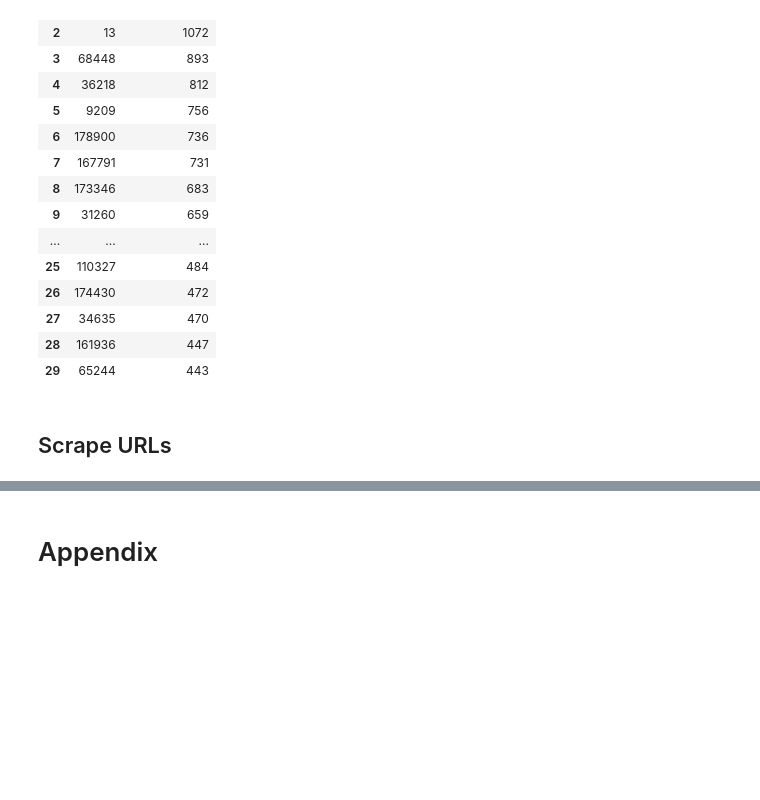
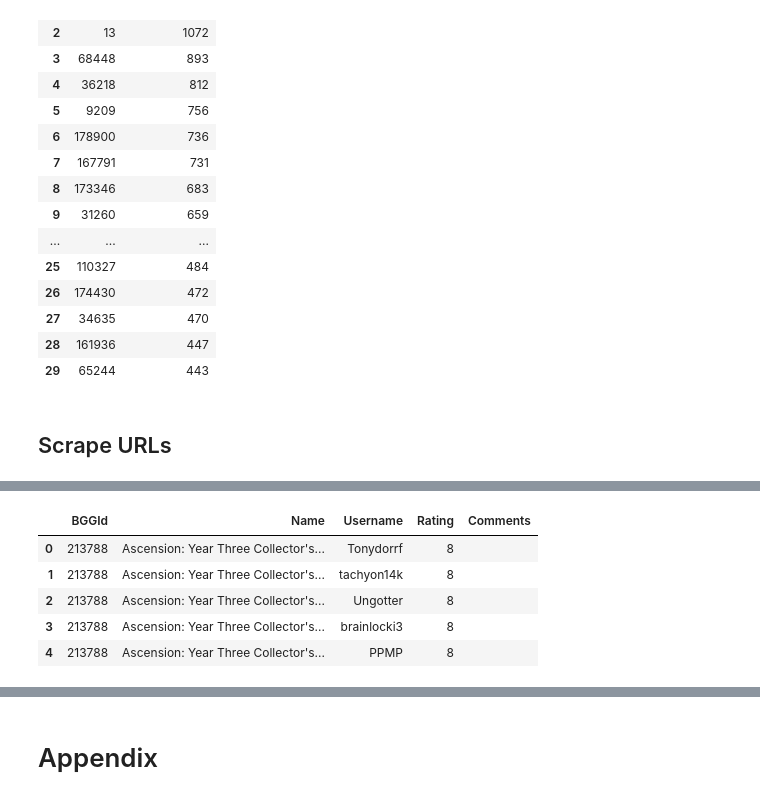
Before and after one commit to threnjen/boardgamegeek, a Jupyter notebook: BGG01_Data_Pull.ipynb, the cells around one changed output, grey strips where cells are left out. Cells and saved outputs as stored; diff of their text form; code cells hidden in the pictures; blank space fills up the shorter version.

```diff
--- a/BGG01_Data_Pull.ipynb
+++ b/BGG01_Data_Pull.ipynb
@@ -769,7 +823,7 @@ groups = [group1, group2, group3, group4, group5, group6, group7, group8, group9
          group11, group12, group13, group14, group15, group16, group17, group18, group19, group20,
          group21, group22]
 # %%
-def generate_urls(group):
+def generate_ratings_urls(group):
     urls_list = []
 
     max_pages = group.RatingsPages.max()
@@ -820,7 +874,7 @@ group_num = 0
 for group in groups:
     group_num += 1
     print(group_num)
-    group_urls["group"+str(group_num)] = generate_urls(group)
+    group_urls["group"+str(group_num)] = generate_ratings_urls(group)
 
 with open('data_cleaned/scraper_urls_ratings.json', 'w') as convert_file:
     convert_file.write(json.dumps(group_urls))
@@ -836,0 +1039,9 @@ for item in group_urls:
+# %%
+raw_ratings.head()
+# %% [output]
+|  | BGGId | Name | Username | Rating | Comments |
+| 0 | 213788 | Ascension: Year Three Collector's... | Tonydorrf | 8 |  |
+| 1 | 213788 | Ascension: Year Three Collector's... | tachyon14k | 8 |  |
+| 2 | 213788 | Ascension: Year Three Collector's... | Ungotter | 8 |  |
+| 3 | 213788 | Ascension: Year Three Collector's... | brainlocki3 | 8 |  |
+| 4 | 213788 | Ascension: Year Three Collector's... | PPMP | 8 |  |
```
Also changed, not shown: parts of 64 cells of this notebook, 2 other files.
